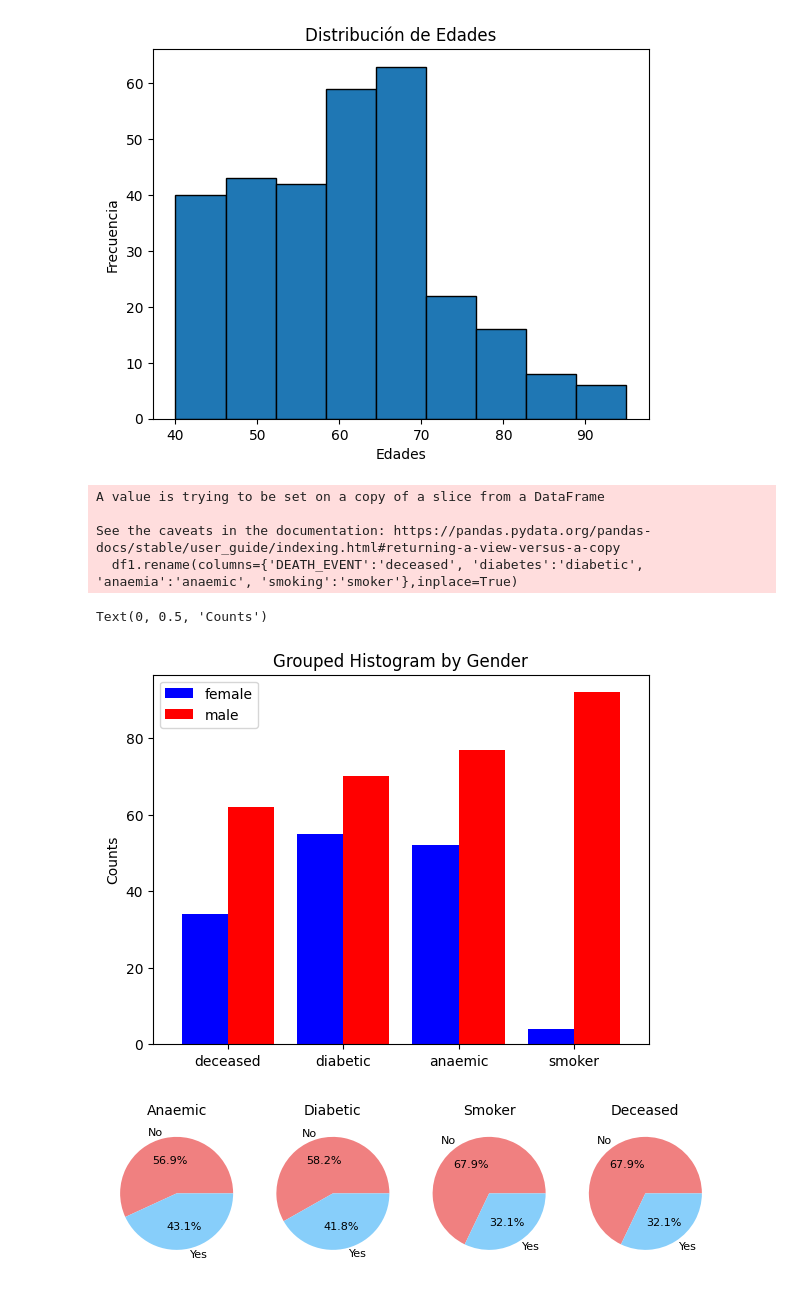
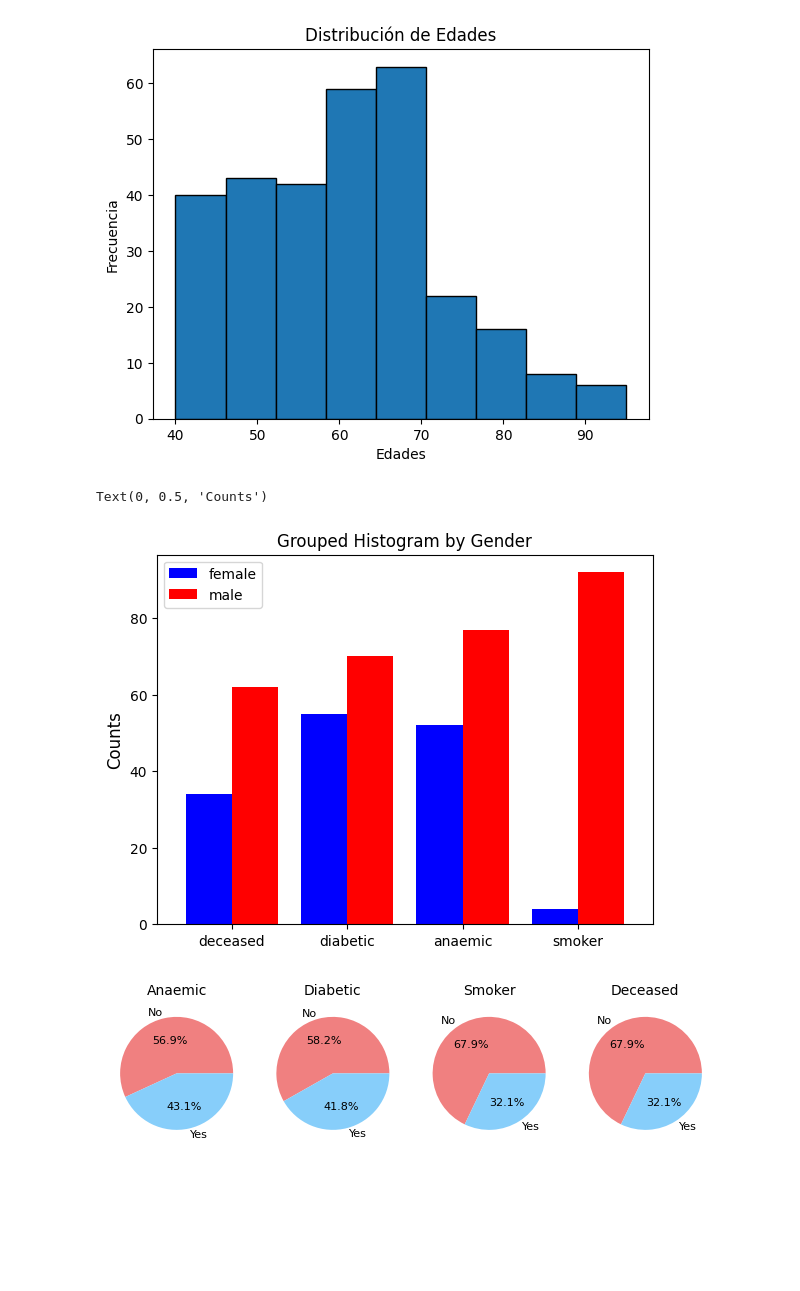
Before and after one commit to jpaezg93/Case-Study-Cardiac-Risks, a Jupyter notebook: graphs.ipynb, the cells around one changed output. Saved outputs shown, nothing was run; the diff lists cells and outputs as text; code cells hidden in the pictures; blank space fills up the shorter version.

Commit message:
improving graphs

```diff
--- a/graphs.ipynb
+++ b/graphs.ipynb
@@ -29,21 +30,17 @@ plt.show()
 # %%
 df1 = df[['sex', 'anaemia', 'diabetes', 'smoking', 'DEATH_EVENT']]
 df1.rename(columns={'DEATH_EVENT':'deceased', 'diabetes':'diabetic', 'anaemia':'anaemic', 'smoking':'smoker'},inplace=True)
 df2 = df1.groupby('sex', as_index=False).agg({'deceased':'sum', 'diabetic':'sum', 'anaemic':'sum','smoker':'sum'})
 df2['sex'] = df2['sex'].replace(to_replace={True: 'male', False: 'female'})
 df2.index=['female','male']
 df3 = df2.drop('sex',axis=1).T
 barplot = df3.plot(kind="bar", color={'blue','red'}, width=0.8)
 plt.xticks(rotation='horizontal')
 plt.title('Grouped Histogram by Gender')
-plt.ylabel('Counts')
+plt.ylabel('Counts', fontsize= 12)
 # %% [output]
-A value is trying to be set on a copy of a slice from a DataFrame
-
-See the caveats in the documentation: https://pandas.pydata.org/pandas-docs/stable/user_guide/indexing.html#returning-a-view-versus-a-copy
-  df1.rename(columns={'DEATH_EVENT':'deceased', 'diabetes':'diabetic', 'anaemia':'anaemic', 'smoking':'smoker'},inplace=True)
+Text(0, 0.5, 'Counts')
-Text(0, 0.5, 'Counts')
-[figure, old version]
+[figure, new version]
 # %%
 labels = ['No','Yes']
 colors = ['lightcoral', 'lightskyblue']
```
Also changed, not shown: parts of 1 cell of this notebook.
